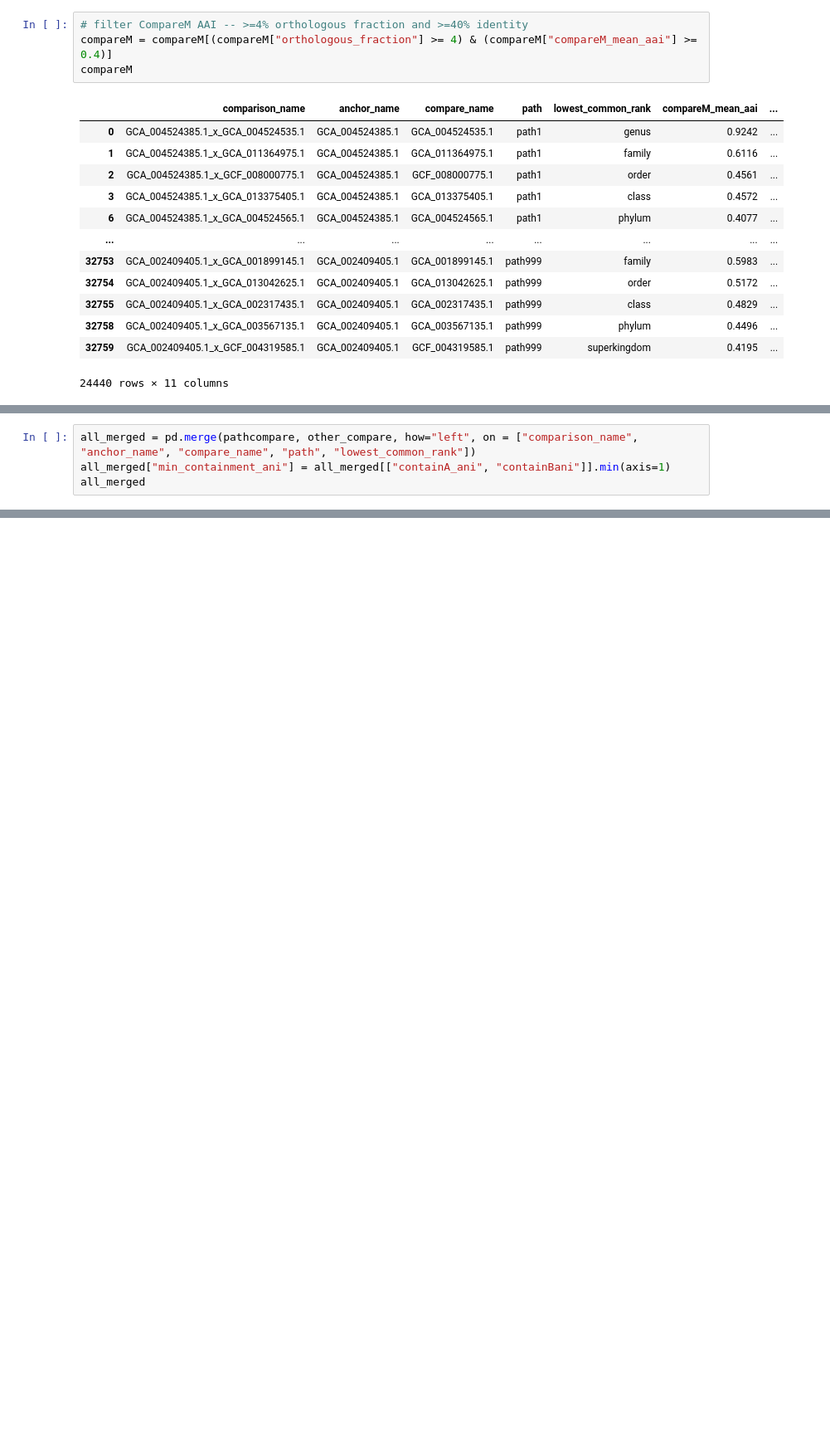
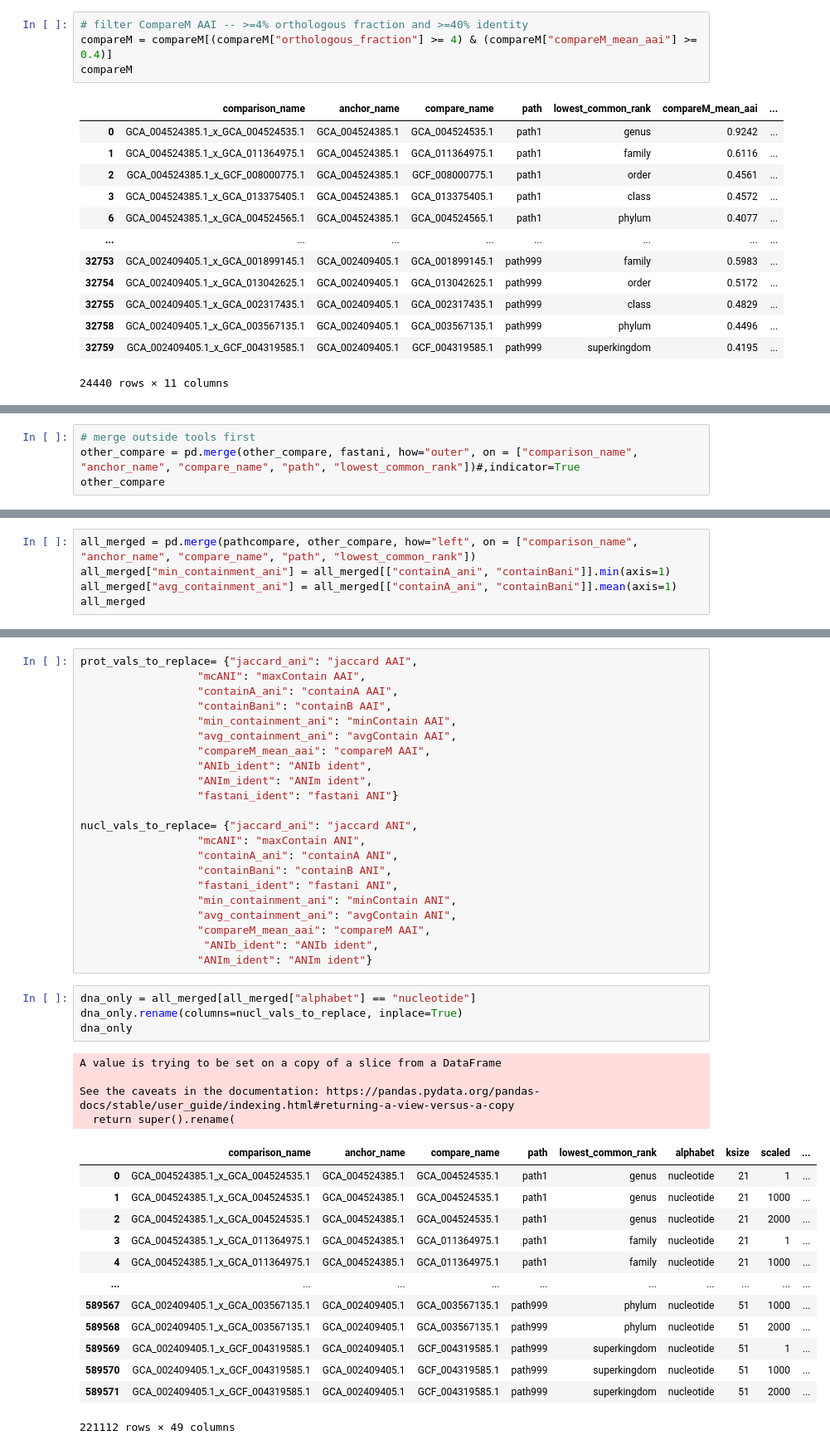
Before and after one commit to bluegenes/2022-protein-kmers-workflow, a Jupyter notebook: notebooks/02.merge-dataframes.ipynb, the cells around one changed output, grey strips where cells are left out. Shown at 83% size. Cells and saved outputs as stored; diff of their text form; blank space fills up the shorter version.

```diff
--- a/notebooks/02.merge-dataframes.ipynb
+++ b/notebooks/02.merge-dataframes.ipynb
@@ -81,0 +157,4 @@ other_compare
+# %%
+# merge outside tools first
+other_compare = pd.merge(other_compare, fastani, how="outer", on = ["comparison_name", "anchor_name", "compare_name", "path", "lowest_common_rank"])#,indicator=True
+other_compare
@@ -82,6 +187,7 @@ other_compare
 # %%
 all_merged = pd.merge(pathcompare, other_compare, how="left", on = ["comparison_name", "anchor_name", "compare_name", "path", "lowest_common_rank"])
 all_merged["min_containment_ani"] = all_merged[["containA_ani", "containBani"]].min(axis=1)
+all_merged["avg_containment_ani"] = all_merged[["containA_ani", "containBani"]].mean(axis=1)
 all_merged
 # %% [output]
 |  | comparison_name | anchor_name | compare_name | path | lowest_common_rank | alphabet | ksize | scaled | ... |
@@ -114 +223,45 @@ Index(['comparison_name', 'anchor_name', 'compare_name', 'path',
       dtype='object')
+# %%
+prot_vals_to_replace= {"jaccard_ani": "jaccard AAI",
+                  "mcANI": "maxContain AAI",
+                  "containA_ani": "containA AAI",
+                  "containBani": "containB AAI",
+                  "min_containment_ani": "minContain AAI",
+                  "avg_containment_ani": "avgContain AAI",
+                  "compareM_mean_aai": "compareM AAI",
+                  "ANIb_ident": "ANIb ident",
+                  "ANIm_ident": "ANIm ident",
+                  "fastani_ident": "fastani ANI"}
+
+nucl_vals_to_replace= {"jaccard_ani": "jaccard ANI",
+                  "mcANI": "maxContain ANI",
+                  "containA_ani": "containA ANI",
+                  "containBani": "containB ANI",
+                  "fastani_ident": "fastani ANI",
+                  "min_containment_ani": "minContain ANI",
+                  "avg_containment_ani": "avgContain ANI",
+                  "compareM_mean_aai": "compareM AAI",
+                   "ANIb_ident": "ANIb ident",
+                  "ANIm_ident": "ANIm ident"}
+# %%
+dna_only = all_merged[all_merged["alphabet"] == "nucleotide"]
+dna_only.rename(columns=nucl_vals_to_replace, inplace=True)
+dna_only
+# %% [output]
+A value is trying to be set on a copy of a slice from a DataFrame
+
+See the caveats in the documentation: https://pandas.pydata.org/pandas-docs/stable/user_guide/indexing.html#returning-a-view-versus-a-copy
+  return super().rename(
+|  | comparison_name | anchor_name | compare_name | path | lowest_common_rank | alphabet | ksize | scaled | ... |
+| 0 | GCA_004524385.1_x_GCA_004524535.1 | GCA_004524385.1 | GCA_004524535.1 | path1 | genus | nucleotide | 21 | 1 | ... |
+| 1 | GCA_004524385.1_x_GCA_004524535.1 | GCA_004524385.1 | GCA_004524535.1 | path1 | genus | nucleotide | 21 | 1000 | ... |
+| 2 | GCA_004524385.1_x_GCA_004524535.1 | GCA_004524385.1 | GCA_004524535.1 | path1 | genus | nucleotide | 21 | 2000 | ... |
+| 3 | GCA_004524385.1_x_GCA_011364975.1 | GCA_004524385.1 | GCA_011364975.1 | path1 | family | nucleotide | 21 | 1 | ... |
+| 4 | GCA_004524385.1_x_GCA_011364975.1 | GCA_004524385.1 | GCA_011364975.1 | path1 | family | nucleotide | 21 | 1000 | ... |
+| ... | ... | ... | ... | ... | ... | ... | ... | ... | ... |
+| 589567 | GCA_002409405.1_x_GCA_003567135.1 | GCA_002409405.1 | GCA_003567135.1 | path999 | phylum | nucleotide | 51 | 1000 | ... |
+| 589568 | GCA_002409405.1_x_GCA_003567135.1 | GCA_002409405.1 | GCA_003567135.1 | path999 | phylum | nucleotide | 51 | 2000 | ... |
+| 589569 | GCA_002409405.1_x_GCF_004319585.1 | GCA_002409405.1 | GCF_004319585.1 | path999 | superkingdom | nucleotide | 51 | 1 | ... |
+| 589570 | GCA_002409405.1_x_GCF_004319585.1 | GCA_002409405.1 | GCF_004319585.1 | path999 | superkingdom | nucleotide | 51 | 1000 | ... |
+| 589571 | GCA_002409405.1_x_GCF_004319585.1 | GCA_002409405.1 | GCF_004319585.1 | path999 | superkingdom | nucleotide | 51 | 2000 | ... |
+221112 rows × 49 columns
```
Also changed, not shown: parts of 14 cells of this notebook, 2 other files.
